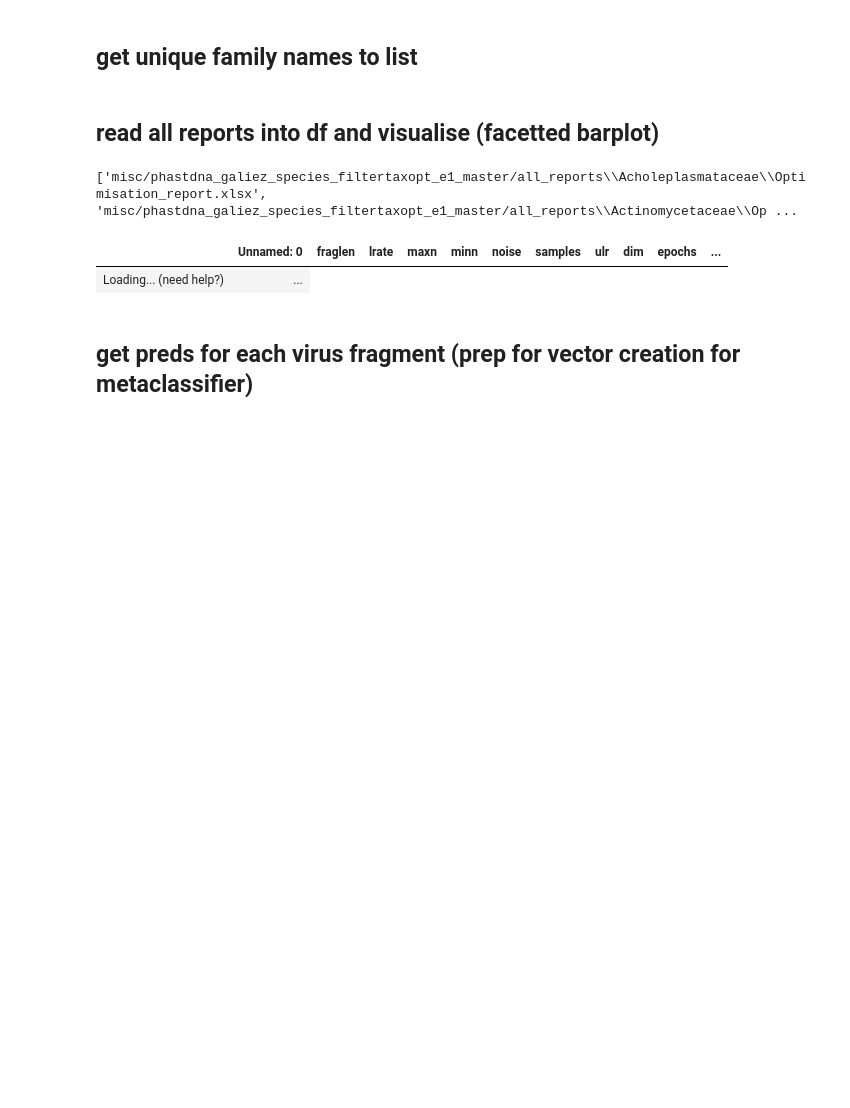
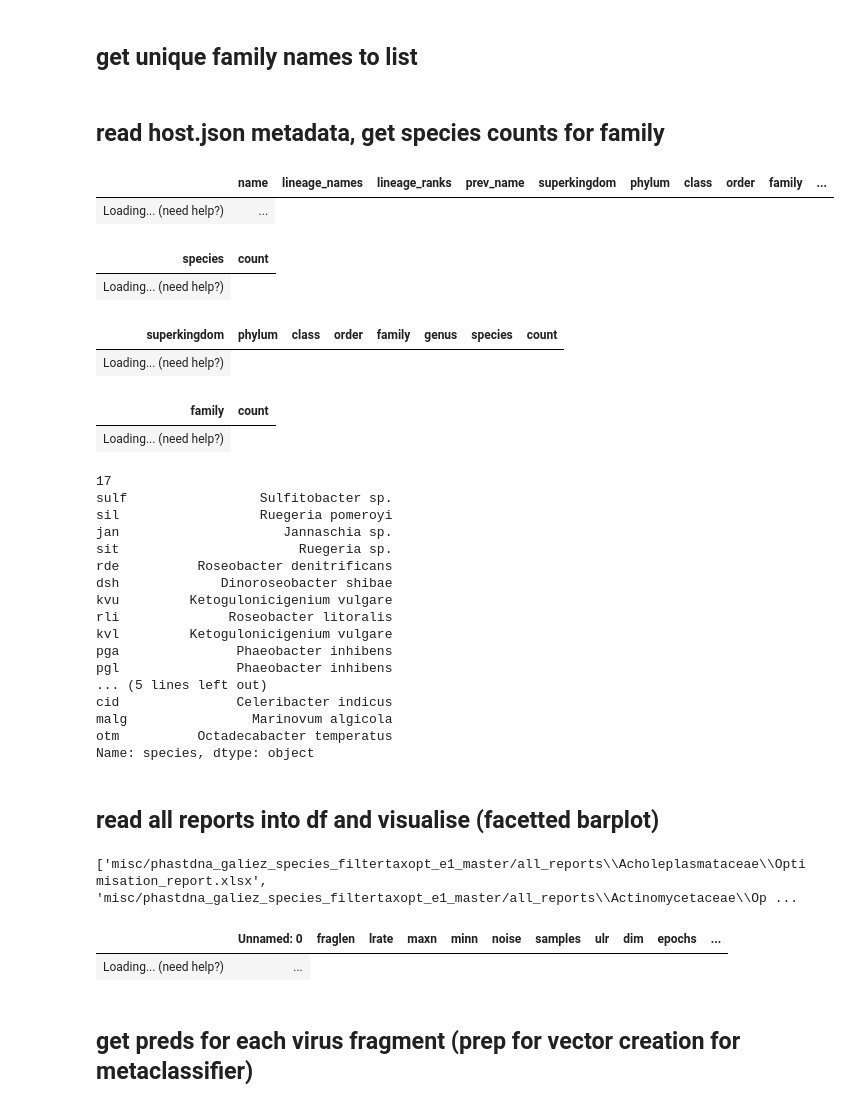
Before and after one commit to phenolophthaleinum/phastDNA, a Jupyter notebook: sandbox.ipynb, the cells around one changed output. Cells and saved outputs as stored; diff of their text form; code cells hidden in the pictures; blank space fills up the shorter version.

```diff
--- a/sandbox.ipynb
+++ b/sandbox.ipynb
@@ -104,6 +110,65 @@ unique_family = df_metadata['host_family'].unique()
 with open("dataset_sanitise/galiez2017/taxonomy_fixing/server/family_list.txt", "w") as f:
     f.write(",".join(unique_family))
 print(unique_family)
+# %% [markdown]
+## read host.json metadata, get species counts for family
+# %%
+import pandas as pd
+import numpy as np
+import plotly.express as px
+from itables import init_notebook_mode, show
+import glob
+import pathlib as pl
+
+
+df_metadata = pd.read_json("dataset_sanitise/galiez2017/taxonomy_fixing/server/host.json", orient="index")
+# show(df_metadata)
+# exit()
+# show(df_metadata['host'])
+# expanded_df = df_metadata['host'].apply(lambda x: pd.Series(x['lineage_names']))
+expanded_df = df_metadata['lineage_names'].apply(lambda x: pd.Series(x))
+expanded_df.columns = [f"{taxlevel}" for taxlevel in ['superkingdom', 'phylum', 'class', 'order', 'family', 'genus', 'species']]
+df_metadata = pd.concat([df_metadata, expanded_df], axis=1)
+show(df_metadata)
+counts = df_metadata['species'].value_counts().reset_index()
+counts.columns = ['species', 'count']
+show(counts)
+host_counts = df_metadata[[*expanded_df.columns]].drop_duplicates()
+host_counts = pd.merge(host_counts, counts, left_on='species', right_on='species', how="right")
+host_counts.replace(to_replace=[None], value="None", inplace=True)
+# pd.unique(host_counts)
+show(host_counts)
+species_count_host = host_counts['family'].value_counts().reset_index()
+species_count_host.columns = ['family', 'count']
+show(species_count_host)
+print(species_count_host.loc[species_count_host['family'] == "Roseobacteraceae", 'count'].iloc[0])
+print(df_metadata.loc[df_metadata['family'] == "Roseobacteraceae", 'species'])
+# %% [output]
+|  | name | lineage_names | lineage_ranks | prev_name | superkingdom | phylum | class | order | family | ... |
+| Loading... (need help?) | ... |
+| species | count |
+| Loading... (need help?) |
+| superkingdom | phylum | class | order | family | genus | species | count |
+| Loading... (need help?) |
+| family | count |
+| Loading... (need help?) |
+17
+sulf                 Sulfitobacter sp.
+sil                  Ruegeria pomeroyi
+jan                     Jannaschia sp.
+sit                       Ruegeria sp.
+rde          Roseobacter denitrificans
+dsh             Dinoroseobacter shibae
+kvu         Ketogulonicigenium vulgare
+rli              Roseobacter litoralis
+kvl         Ketogulonicigenium vulgare
+pga               Phaeobacter inhibens
+pgl               Phaeobacter inhibens
+... (5 lines left out)
+cid               Celeribacter indicus
+malg                Marinovum algicola
+otm          Octadecabacter temperatus
+Name: species, dtype: object
 # %% [markdown]
 ## read all reports into df and visualise (facetted barplot)
 # %%
```
Also changed, not shown: parts of 4 cells of this notebook, 2 other files.
